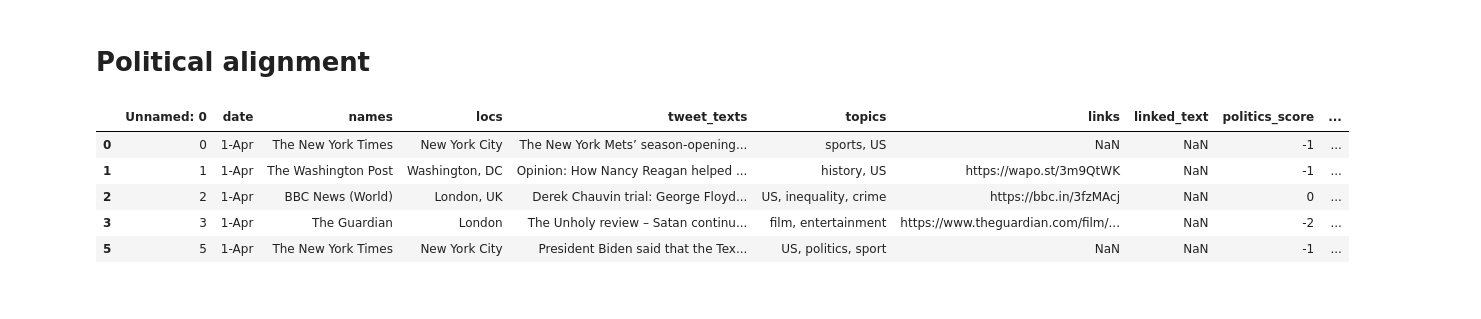
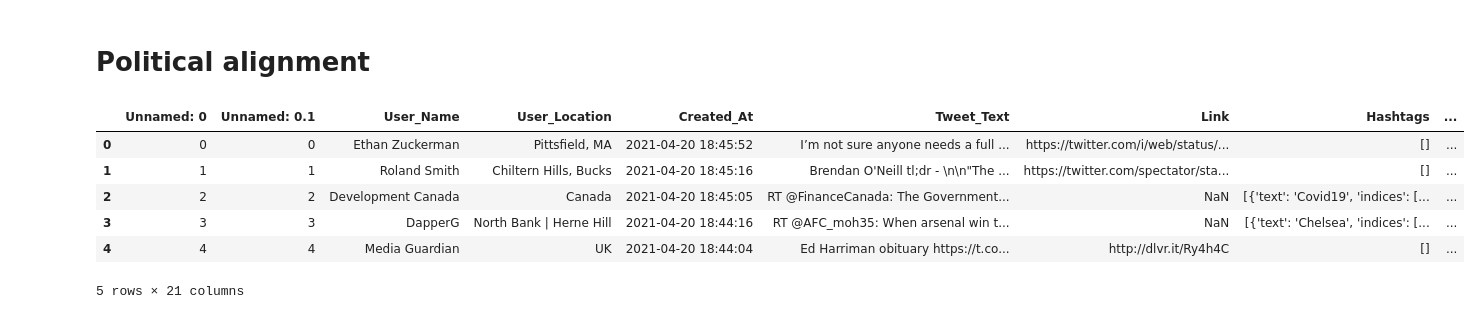
Before and after one commit to OliDeane/NewsTracker, a Jupyter notebook: data_visualisation.ipynb, the cells around one changed output. Drawn from its saved outputs; the diff is of its cells as text; code cells hidden in the pictures.

```diff
--- a/data_visualisation.ipynb
+++ b/data_visualisation.ipynb
@@ -17,5 +4,5 @@ Requirement already satisfied: pytz>=2017.3 in /home/davide/anaconda3/envs/newst
 # %%
-df = pd.read_csv('example_raw_data.csv')
+df = pd.read_csv('004_classified_data.csv')
 # %%
 df.head()
 # %% [output]
@@ -97,13 +62,29 @@ plt.savefig('topics.png')
 # %% [markdown]
 # Political alignment
+# %%
+# define function for creating political score
+# should we include center?
+def political_score(row, threshold=0.99, centre_threshold=0.75):
+    if row['political_alignment'] == 'Liberal' and row['liberal_confidence'] >= threshold:
+        return 'Very liberal'
+    elif row['political_alignment'] == 'Liberal' and centre_threshold < row['liberal_confidence'] < threshold:
+        return 'Slightly liberal'
+    elif row['political_alignment'] == 'Conservative' and row['conservative_confidence'] >= threshold:
+        return 'Very conservative'
+    elif row['political_alignment'] == 'Conservative' and  centre_threshold < row['conservative_confidence'] < threshold:
+        return 'Slightly conservative'
+    else:
+        return 'Centre'
 # %%
-politics =  df[df['politics_score'].notna()]
-politics = politics.astype({'politics_score': 'int64'})
+politics =  df[df['political_alignment'].notna()]
+politics = politics.astype({'liberal_confidence': 'float64', 'conservative_confidence': 'float64'})
+politics['pol_score'] = politics.apply(lambda row: political_score(row), axis=1)
 politics.head()
 # %% [output]
-|  | Unnamed: 0 | date | names | locs | tweet_texts | topics | links | linked_text | politics_score | ... |
-| 0 | 0 | 1-Apr | The New York Times | New York City | The New York Mets’ season-opening... | sports, US | NaN | NaN | -1 | ... |
-| 1 | 1 | 1-Apr | The Washington Post | Washington, DC | Opinion: How Nancy Reagan helped ... | history, US | https://wapo.st/3m9QtWK | NaN | -1 | ... |
-| 2 | 2 | 1-Apr | BBC News (World) | London, UK | Derek Chauvin trial: George Floyd... | US, inequality, crime | https://bbc.in/3fzMAcj | NaN | 0 | ... |
-| 3 | 3 | 1-Apr | The Guardian | London | The Unholy review – Satan continu... | film, entertainment | https://www.theguardian.com/film/... | NaN | -2 | ... |
-| 5 | 5 | 1-Apr | The New York Times | New York City | President Biden said that the Tex... | US, politics, sport | NaN | NaN | -1 | ... |
+|  | Unnamed: 0 | Unnamed: 0.1 | User_Name | User_Location | Created_At | Tweet_Text | Link | Hashtags | ... |
+| 0 | 0 | 0 | Ethan Zuckerman | Pittsfield, MA | 2021-04-20 18:45:52 | I’m not sure anyone needs a full ... | https://twitter.com/i/web/status/... | [] | ... |
+| 1 | 1 | 1 | Roland Smith | Chiltern Hills, Bucks | 2021-04-20 18:45:16 | Brendan O'Neill tl;dr - \n\n"The ... | https://twitter.com/spectator/sta... | [] | ... |
+| 2 | 2 | 2 | Development Canada | Canada | 2021-04-20 18:45:05 | RT @FinanceCanada: The Government... | NaN | [{'text': 'Covid19', 'indices': [... | ... |
+| 3 | 3 | 3 | DapperG | North Bank | Herne Hill | 2021-04-20 18:44:16 | RT @AFC_moh35: When arsenal win t... | NaN | [{'text': 'Chelsea', 'indices': [... | ... |
+| 4 | 4 | 4 | Media Guardian | UK | 2021-04-20 18:44:04 | Ed Harriman obituary https://t.co... | http://dlvr.it/Ry4h4C | [] | ... |
+5 rows × 21 columns
```
Also changed, not shown: parts of 17 cells of this notebook.
